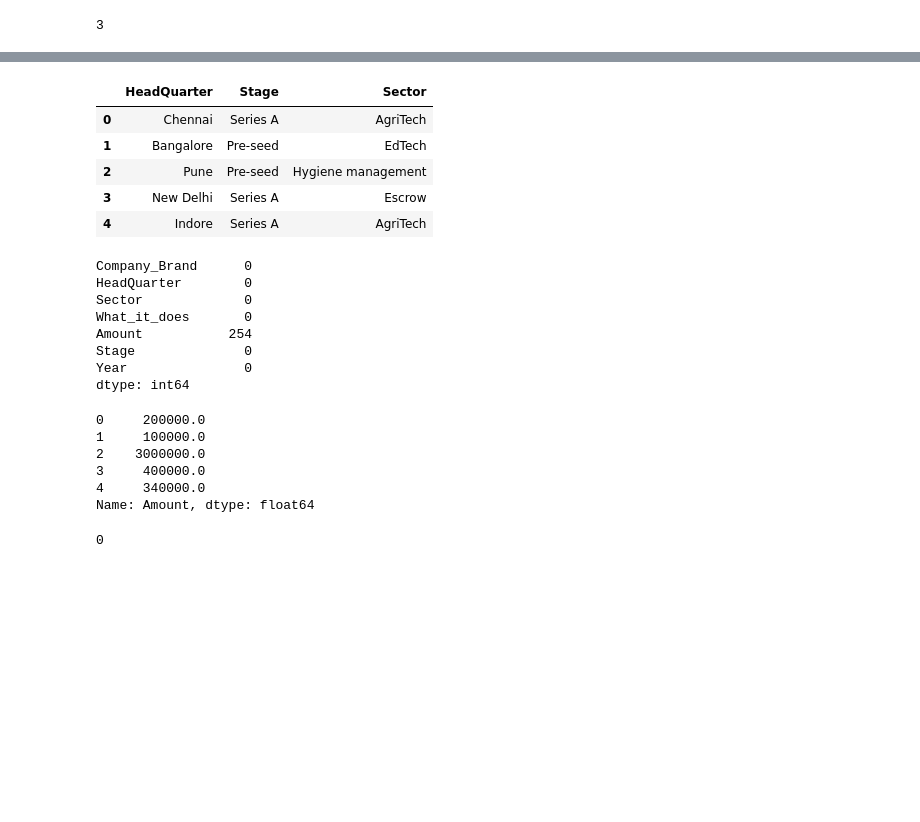
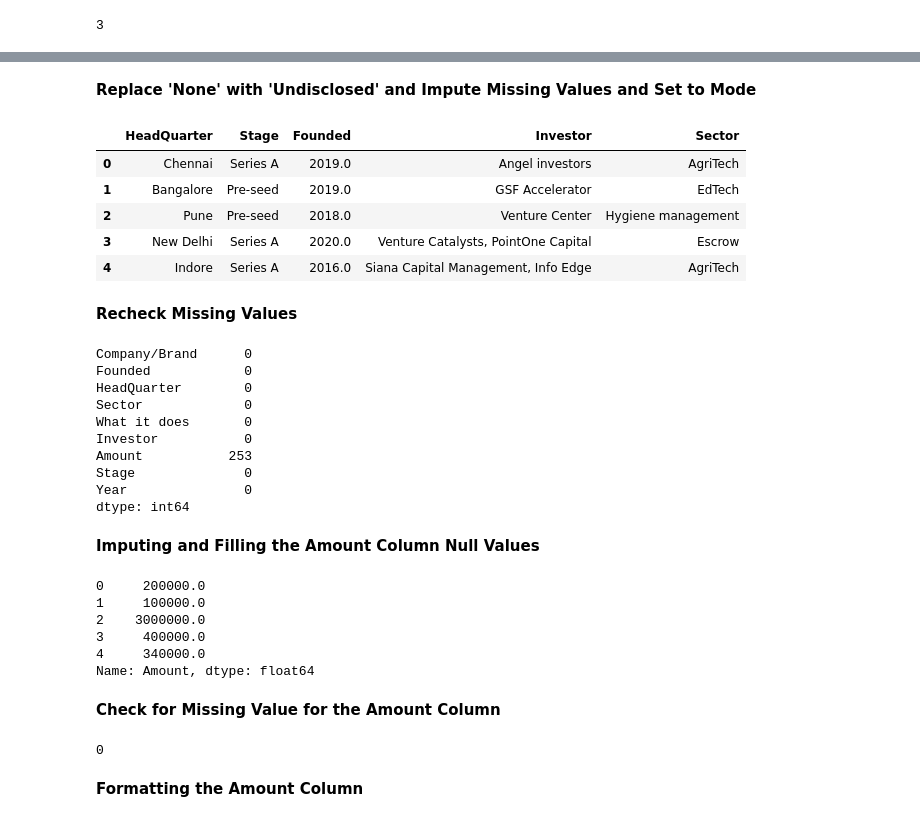
Before and after one commit to Wisdom-EdemD-rah/Indian-Startup-Ecosystem-Project, a Jupyter notebook: Notebooks/ISEP.ipynb, the cells around one changed output, grey strips where cells are left out. Saved outputs shown, nothing was run; the diff lists cells and outputs as text; code cells hidden in the pictures; blank space fills up the shorter version.

```diff
--- a/Notebooks/ISEP.ipynb
+++ b/Notebooks/ISEP.ipynb
@@ -432,0 +1118,4 @@ data_2020['Amount'].fillna(mode_2020, inplace=True)
+# %%
+# Dropping column with Nan
+columns_drop = ['Founders', 'column10']
+df_2020 = df_2020.drop(columns=columns_drop)
@@ -492,0 +1158,8 @@ df_2020.head()
+# %%
+
+#Rename some columns
+new_column_name = {'Company_Brand':'Company/Brand',
+                  'What_it_does':'What it does' }
+df_2020 = df_2020.rename(columns=new_column_name)
+
+df_2020.head()
@@ -493,18 +1173,20 @@ df_2020.head()
+# %% [markdown]
+**Replace 'None' with 'Undisclosed' and Impute Missing Values and Set to Mode**
 # %%
 # Replace 'None' with 'Undisclosed'
-null_columns = df_2020[['HeadQuarter','Stage','Sector']].astype(str)
+null_columns = df_2020[['HeadQuarter','Stage', 'Founded', 'Investor', 'Sector']].astype(str)
 null_columns = null_columns.applymap(lambda x: x.replace('None','Undisclosed') if isinstance(x, str) else x)
 
 # a SimpleImputer object with the missing_values parameter set to mode
 imputer = SimpleImputer(strategy='most_frequent', missing_values='Undisclosed'  )
 
 # Apply the imputer to fill null values
 df_2020[null_columns.columns] = imputer.fit_transform(null_columns)
-df_2020[['HeadQuarter','Stage','Sector']].head()
+df_2020[['HeadQuarter','Stage', 'Founded', 'Investor', 'Sector']].head()
 # %% [output]
-|  | HeadQuarter | Stage | Sector |
-| 0 | Chennai | Series A | AgriTech |
-| 1 | Bangalore | Pre-seed | EdTech |
-| 2 | Pune | Pre-seed | Hygiene management |
-| 3 | New Delhi | Series A | Escrow |
-| 4 | Indore | Series A | AgriTech |
+|  | HeadQuarter | Stage | Founded | Investor | Sector |
+| 0 | Chennai | Series A | 2019.0 | Angel investors | AgriTech |
+| 1 | Bangalore | Pre-seed | 2019.0 | GSF Accelerator | EdTech |
+| 2 | Pune | Pre-seed | 2018.0 | Venture Center | Hygiene management |
+| 3 | New Delhi | Series A | 2020.0 | Venture Catalysts, PointOne Capital | Escrow |
+| 4 | Indore | Series A | 2016.0 | Siana Capital Management, Info Edge | AgriTech |
@@ -511,17 +1197,23 @@ df_2020[['HeadQuarter','Stage','Sector']].head()
+# %% [markdown]
+**Recheck Missing Values**
 # %%
 # recheck for missing values
 df_2020.isna().sum()
 # %% [output]
-Company_Brand      0
+Company/Brand      0
+Founded            0
 HeadQuarter        0
 Sector             0
-What_it_does       0
-Amount           254
+What it does       0
+Investor           0
+Amount           253
 Stage              0
 Year               0
 dtype: int64
 # %%
 df_2020['Amount'] = df_2020['Amount'].replace('0', np.nan, regex=True)
+# %% [markdown]
+**Imputing and Filling the Amount Column Null Values**
 # %%
 # Select Amount columns with null values
 null_columns = ["Amount"]
@@ -539,10 +1231,14 @@ df_2020["Amount"].head()
 3     400000.0
 4     340000.0
 Name: Amount, dtype: float64
+# %% [markdown]
+**Check for Missing Value for the Amount Column**
 # %%
 df_2020['Amount'].isna().sum()
 # %% [output]
 0
+# %% [markdown]
+**Formatting the Amount Column**
 # %%
 # Format the amount columns and drop for the 2020 dataset.
 
```
Also changed, not shown: parts of 276 cells of this notebook, 5 other files.
